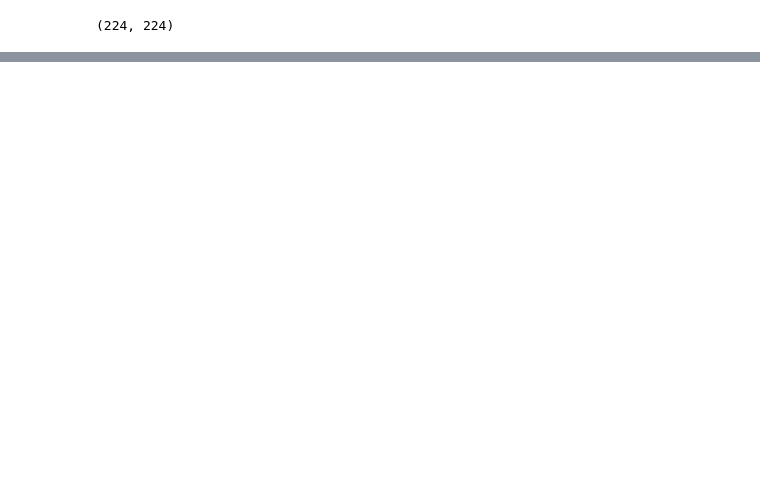
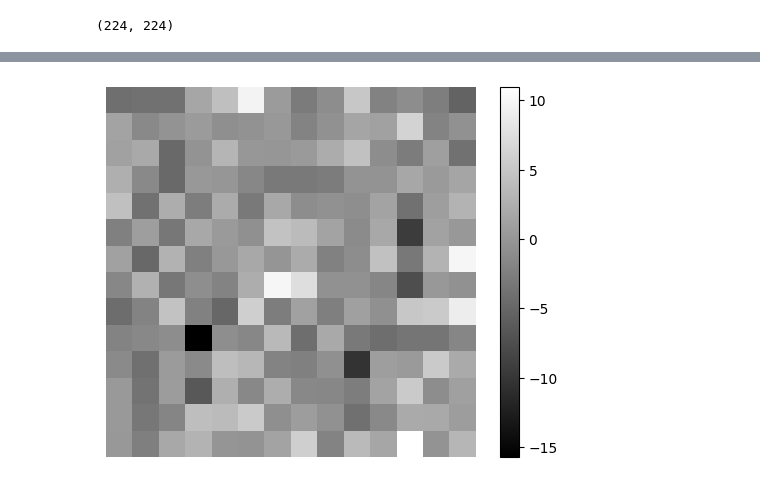
Before and after one commit to Bissmella/CV_misc, a Jupyter notebook: scale_mae.ipynb, the cells around one changed output, grey strips where cells are left out. Drawn from its saved outputs; the diff is of its cells as text; code cells hidden in the pictures; blank space fills up the shorter version.

```diff
--- a/scale_mae.ipynb
+++ b/scale_mae.ipynb
@@ -151 +175,9 @@ RuntimeError: ignored
+# %%
+image = reduced_features.squeeze()[:, :, 0].view(14, 14)
+plt.imshow(image.detach().cpu().numpy(), cmap='gray')
+plt.axis('off')  # Turn off axis labels
+plt.colorbar()
+plt.show()
+# %% [output]
+[figure, added]
 # %%
```
Also changed, not shown: parts of 15 cells of this notebook.
